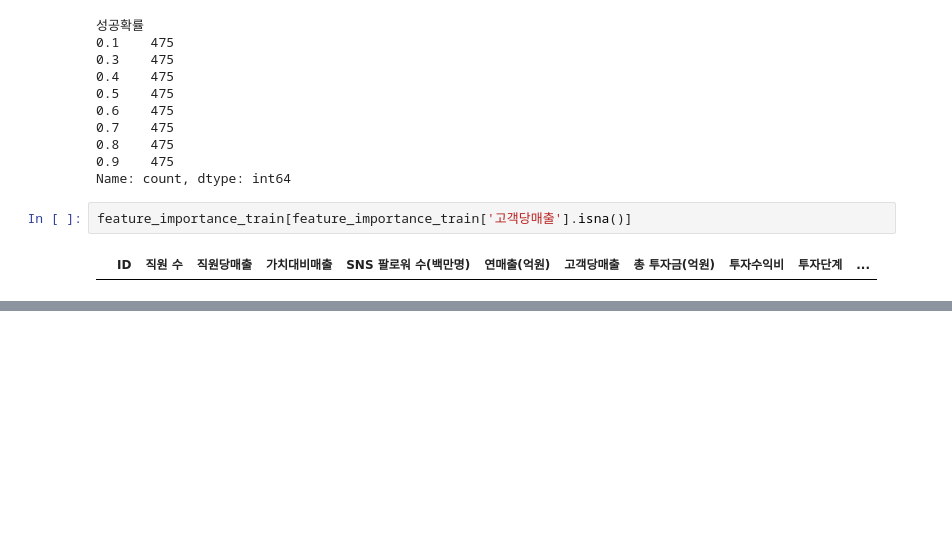
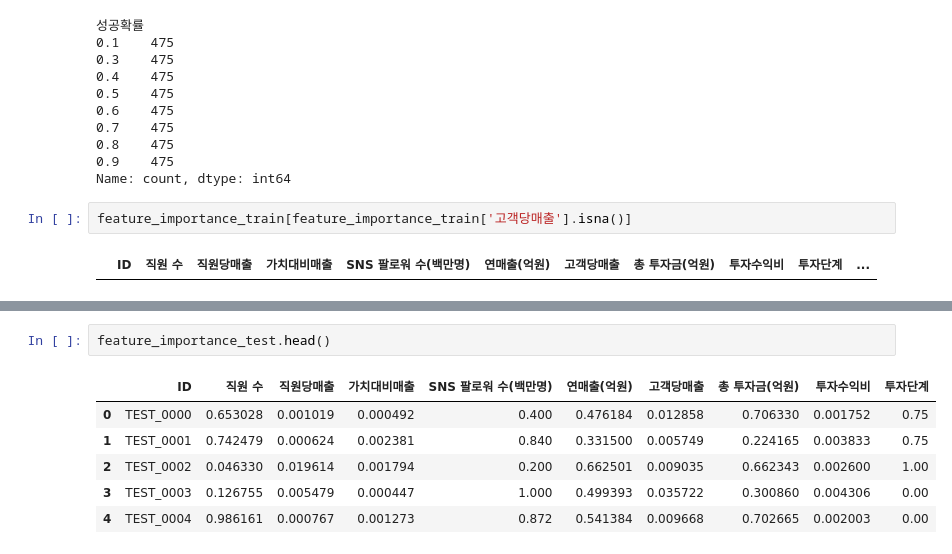
Before and after one commit to kimyoungho010311/Startup_Success_Prediction_Hackathon, a Jupyter notebook: notebooks/Ocean/전처리노트북.ipynb, the cells around one changed output, grey strips where cells are left out. Drawn from its saved outputs; the diff is of its cells as text; blank space fills up the shorter version.

```diff
--- a/notebooks/Ocean/전처리노트북.ipynb
+++ b/notebooks/Ocean/전처리노트북.ipynb
@@ -525,0 +557,9 @@ feature_importance_train[feature_importance_train['고객당매출'].isna()]
+# %%
+feature_importance_test.head()
+# %% [output]
+|  | ID | 직원 수 | 직원당매출 | 가치대비매출 | SNS 팔로워 수(백만명) | 연매출(억원) | 고객당매출 | 총 투자금(억원) | 투자수익비 | 투자단계 |
+| 0 | TEST_0000 | 0.653028 | 0.001019 | 0.000492 | 0.400 | 0.476184 | 0.012858 | 0.706330 | 0.001752 | 0.75 |
+| 1 | TEST_0001 | 0.742479 | 0.000624 | 0.002381 | 0.840 | 0.331500 | 0.005749 | 0.224165 | 0.003833 | 0.75 |
+| 2 | TEST_0002 | 0.046330 | 0.019614 | 0.001794 | 0.200 | 0.662501 | 0.009035 | 0.662343 | 0.002600 | 1.00 |
+| 3 | TEST_0003 | 0.126755 | 0.005479 | 0.000447 | 1.000 | 0.499393 | 0.035722 | 0.300860 | 0.004306 | 0.00 |
+| 4 | TEST_0004 | 0.986161 | 0.000767 | 0.001273 | 0.872 | 0.541384 | 0.009668 | 0.702665 | 0.002003 | 0.00 |
```
Also changed, not shown: parts of 4 cells of this notebook, 3 other files.
